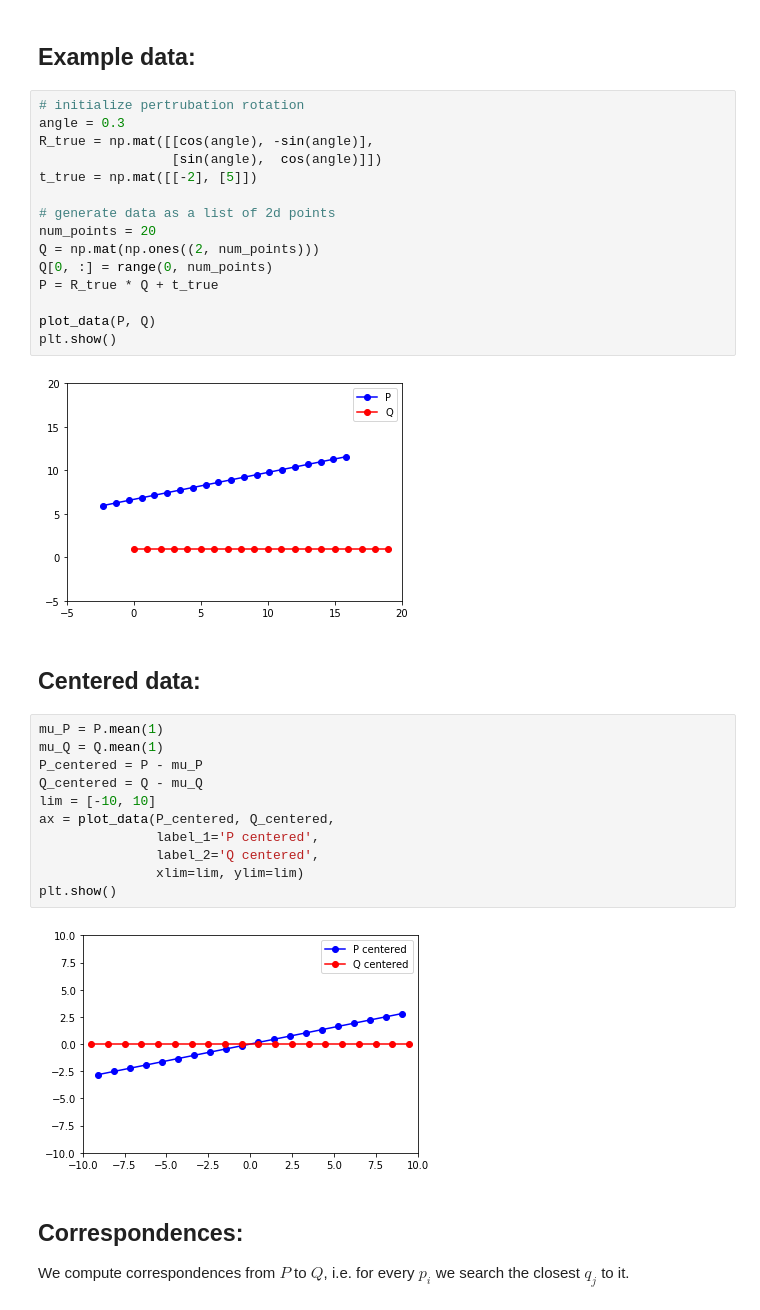
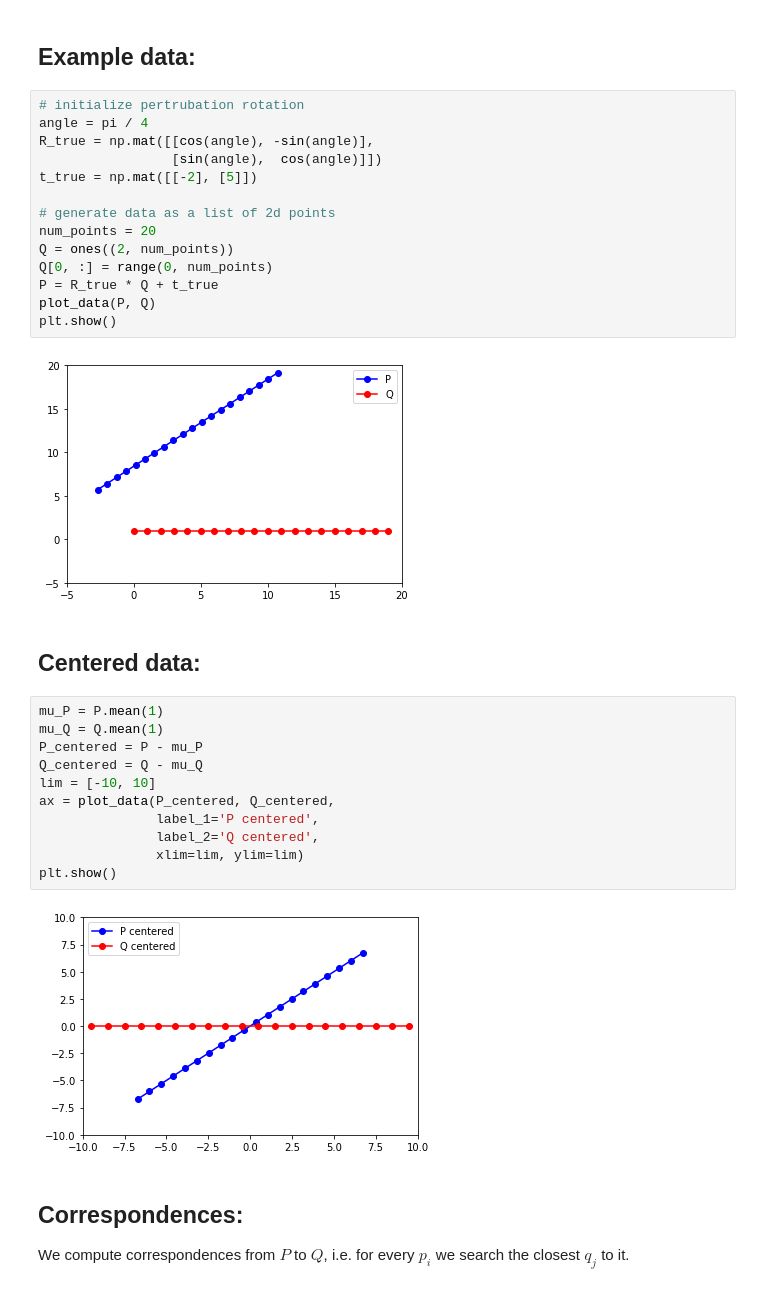
Before and after one commit to niosus/notebooks, a Jupyter notebook: icp.ipynb, the cells around one changed output. Cells and saved outputs as stored; diff of their text form.

```diff
--- a/icp.ipynb
+++ b/icp.ipynb
@@ -35,21 +36,20 @@ def plot_data(data_1, data_2, label_1='P', label_2='Q', xlim=[-5, 20], ylim=[-5,
 ## Example data: ##
 # %%
 # initialize pertrubation rotation
-angle = 0.3
+angle = pi / 4
 R_true = np.mat([[cos(angle), -sin(angle)],
                  [sin(angle),  cos(angle)]])
 t_true = np.mat([[-2], [5]])
 
 # generate data as a list of 2d points
 num_points = 20
-Q = np.mat(np.ones((2, num_points)))
+Q = ones((2, num_points))
 Q[0, :] = range(0, num_points)
 P = R_true * Q + t_true
-
 plot_data(P, Q)
 plt.show()
 # %% [output]
-[figure, old version]
+[figure, new version]
 # %% [markdown]
 ## Centered data: ##
 # %%
@@ -64,7 +64,7 @@ ax = plot_data(P_centered, Q_centered,
                xlim=lim, ylim=lim)
 plt.show()
 # %% [output]
-[figure, old version]
+[figure, new version]
 # %% [markdown]
 ## Correspondences: ##
 We compute correspondences from $P$ to $Q$, i.e. for every $p_i$ we search the closest $q_j$ to it.
```
Also changed, not shown: parts of 16 cells of this notebook, 1 other file.
